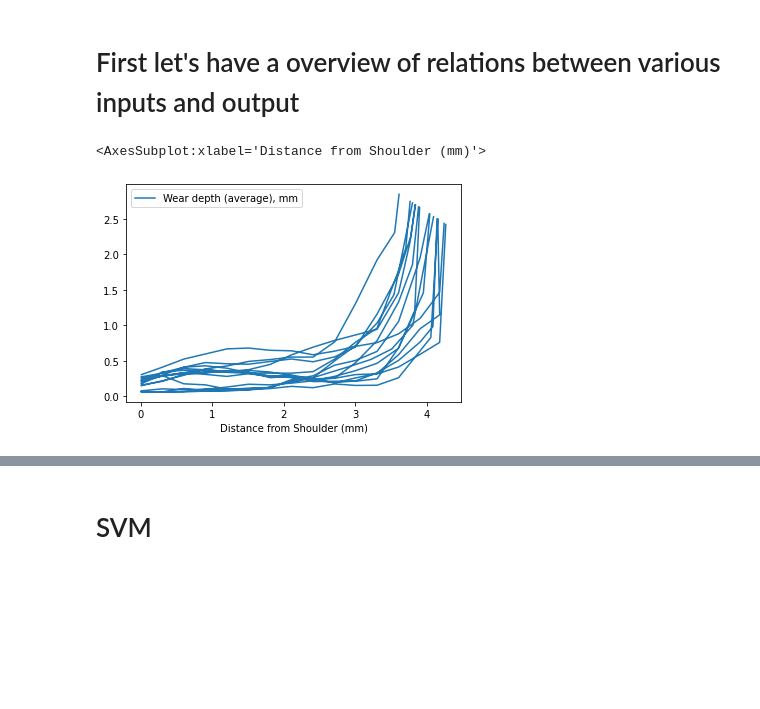
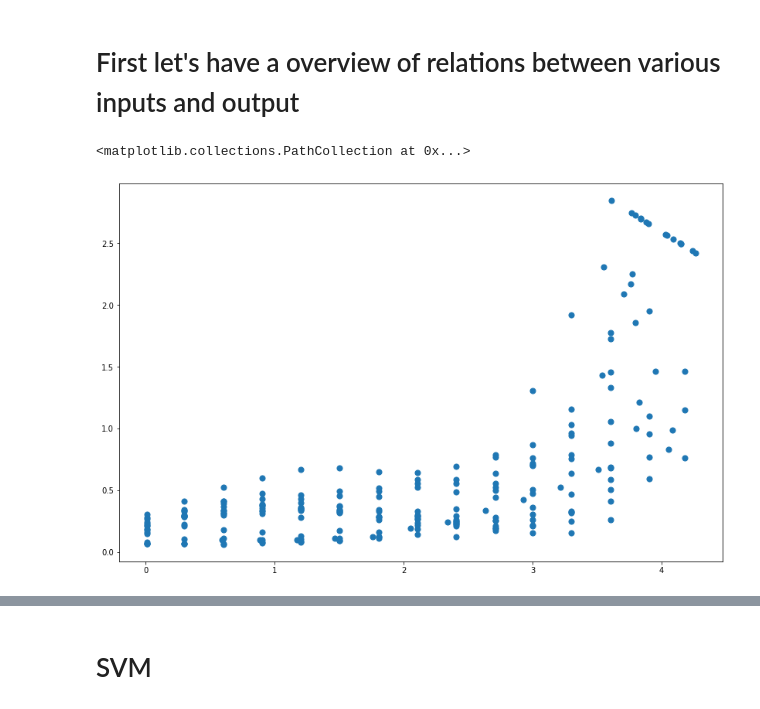
Before and after one commit to ShubhamBhut/Research, a Jupyter notebook: research.ipynb, the cells around one changed output, grey strips where cells are left out. Cells and saved outputs as stored; diff of their text form; code cells hidden in the pictures; blank space fills up the shorter version.

```diff
--- a/research.ipynb
+++ b/research.ipynb
@@ -53,11 +54,12 @@ Index(['Rotation Speed (rpm)', 'Traverse speed (mm/min)',
 # %% [markdown]
 # Data Cleaning
 # %%
- df1 = df.dropna()
+ df = df.dropna()
 # %% [markdown]
 # First let's have a overview of relations between various inputs and output
 # %%
-df.plot(x='Distance from Shoulder (mm)', y='Wear depth (average), mm')
+plt.figure(figsize=(14,9))
+plt.scatter(x=df['Distance from Shoulder (mm)'], y=df['Wear depth (average), mm'], s=50)
 # %% [output]
-<AxesSubplot:xlabel='Distance from Shoulder (mm)'>
+<matplotlib.collections.PathCollection at 0x...>
-[figure, old version]
+[figure, new version]
```
Also changed, not shown: parts of 18 cells of this notebook.
